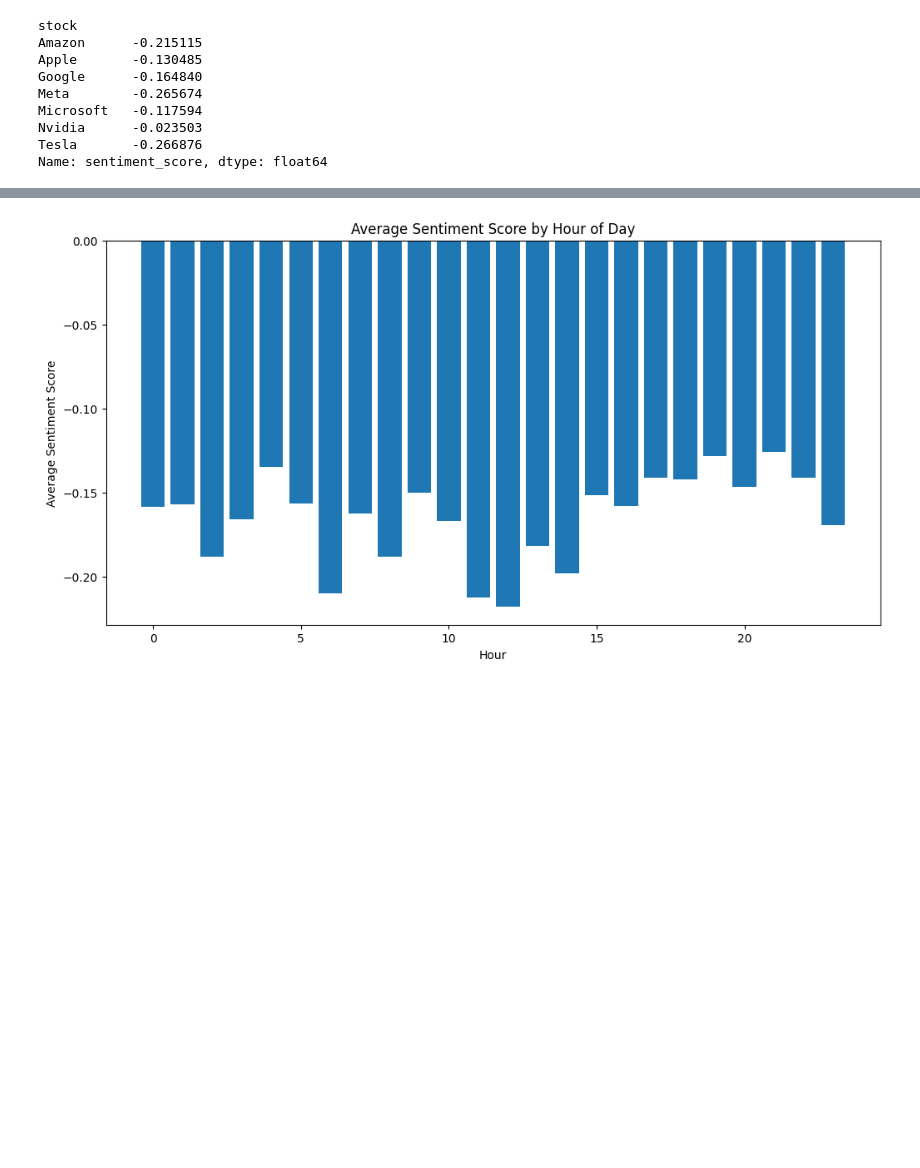
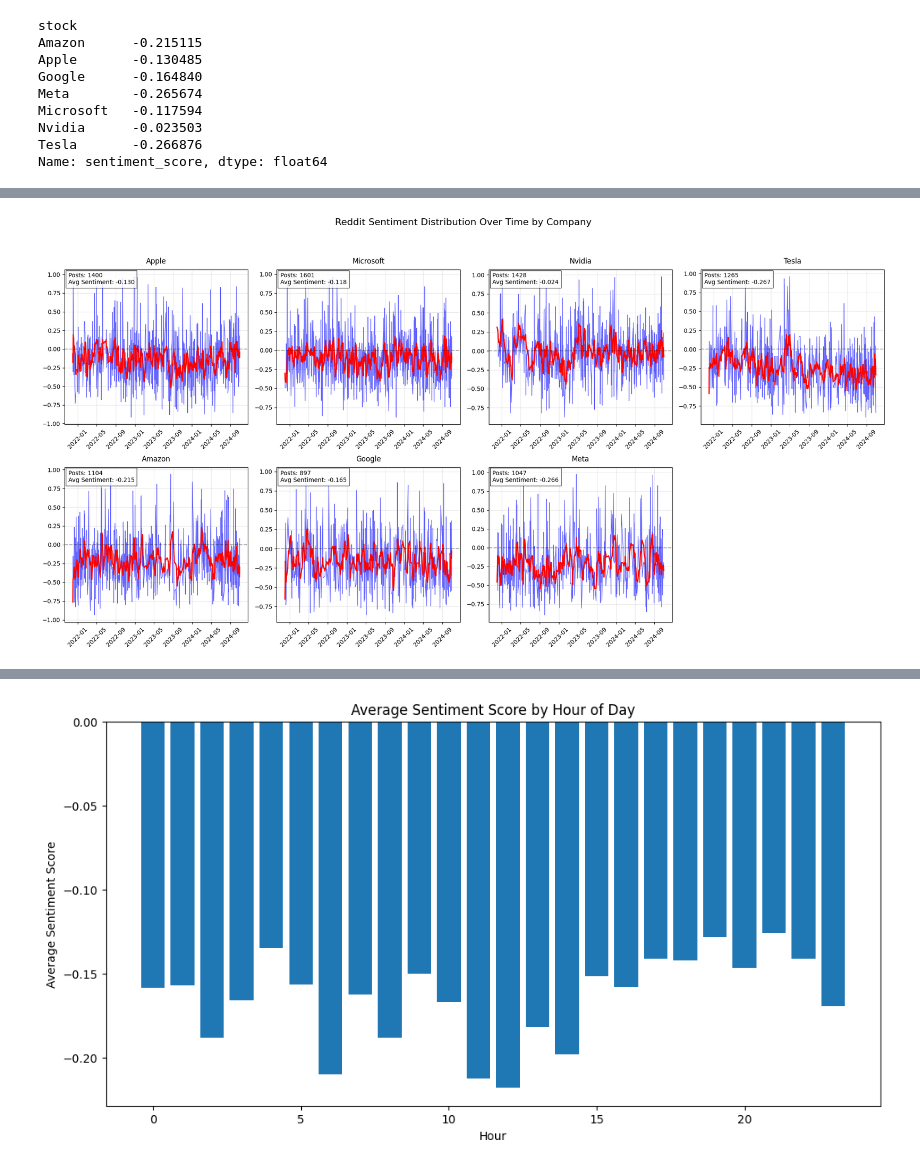
Before and after one commit to FenrisWulven/StockMarketNewsImpact, a Jupyter notebook: sentiment_analysis.ipynb, the cells around one changed output, grey strips where cells are left out. Saved outputs shown, nothing was run; the diff lists cells and outputs as text; code cells hidden in the pictures; blank space fills up the shorter version.

```diff
--- a/sentiment_analysis.ipynb
+++ b/sentiment_analysis.ipynb
@@ -596,22 +596,3 @@ Microsoft   -0.117594
 Nvidia      -0.023503
 Tesla       -0.266876
 Name: sentiment_score, dtype: float64
-# %%
-# Average daily sentiment (7-day moving average) for each company
-plt.figure(figsize=(12, 6))
-for company in reddit_df['stock'].unique():
-    # Create explicit copy of the filtered data
-    company_data = reddit_df[reddit_df['stock'] == company].copy()
-
-    # Now modify the copy
-    company_data['date'] = pd.to_datetime(company_data['timestamp']).dt.date
-
-    daily_sentiment = company_data.groupby('date')['sentiment_score'].mean()
-    daily_sentiment = daily_sentiment.rolling(window=7, min_periods=1).mean()
-    plt.plot(daily_sentiment.index, daily_sentiment.values, label=company)
-
-plt.title('Average Daily Sentiment Score (7-day Moving Average) by Company')
-plt.xlabel('Date')
-plt.ylabel('Average Sentiment Score')
-plt.legend()
-plt.show()
@@ -737,0 +599,80 @@ DateParseError: Unknown datetime string format, unable to parse: 04/01/2021 16.0
+# %%
+def plot_reddit_sentiment_over_time(reddit_df):
+    """Create time series plots of Reddit sentiment for each company"""
+
+    companies = ['Apple', 'Microsoft', 'Nvidia', 'Tesla', 'Amazon', 'Google', 'Meta']
+
+    # Create subplots for each company (2 rows, 4 columns)
+    fig, axes = plt.subplots(2, 4, figsize=(20, 10))
+
+    # Add title with padding
+    fig.suptitle('Reddit Sentiment Distribution Over Time by Company',
+                 fontsize=16, y=1.02)
+
+    # Flatten axes array for easier iteration
+    axes = axes.flatten()
+
+    # Plot for each company
+    for idx, company in enumerate(companies):
+        company_data = reddit_df[reddit_df['stock'] == company].copy()
+
+        # Calculate daily average sentiment
+        company_data['Date'] = company_data['timestamp'].dt.date
+        daily_sentiment = company_data.groupby('Date')['sentiment_score'].agg(['mean', 'count']).reset_index()
+
+        # Create the plot
+        ax = axes[idx]
+
+        # Plot sentiment scores
+        ax.plot(daily_sentiment['Date'], daily_sentiment['mean'],
+                color='blue', alpha=0.6, linewidth=1)
+
+        # Add 7-day moving average
+        rolling_mean = daily_sentiment['mean'].rolling(window=7, min_periods=1).mean()
+        ax.plot(daily_sentiment['Date'], rolling_mean,
+                color='red', linewidth=2, label='7-day moving average')
+
+        # Customize the plot
+        ax.set_title(f'{company}', fontsize=12, pad=10)
+        ax.axhline(y=0, color='black', linestyle='--', alpha=0.3)
+        ax.grid(True, alpha=0.3)
+        ax.tick_params(axis='x', rotation=45)
+
+        # Add post count as text
+        total_posts = len(company_data)
+        avg_sentiment = company_data['sentiment_score'].mean()
+        ax.text(0.02, 0.98, f'Posts: {total_posts}\nAvg Sentiment: {avg_sentiment:.3f}',
+                transform=ax.transAxes, fontsize=10,
+                verticalalignment='top', bbox=dict(facecolor='white', alpha=0.8))
+
+    # Remove the last subplot
+    axes[-1].remove()
+
+    # Adjust layout with extra space for title
+    plt.tight_layout()
+    fig.subplots_adjust(top=0.9)
+
+    # Save figure
+    plt.savefig('Figures/reddit_sentiment_over_time.jpg', dpi=300, bbox_inches='tight')
+    plt.show()
+
+    # Print summary statistics
+    print("\nSummary Statistics by Company:")
+    print("=" * 80)
+    for company in companies:
+        company_data = reddit_df[reddit_df['stock'] == company]
+        stats = company_data['sentiment_score'].describe().round(3)
+        print(f"\n{company}:")
+        print(f"Total posts: {len(company_data)}")
+        print(stats)
+
+# Add to your main function:
+if __name__ == "__main__":
+    # Load Reddit data for time series plots
+    reddit_df = pd.read_csv(r"C:\Users\jbhan\Desktop\StockMarketNewsImpact\MarketNews\data\final\Reddit_2021_to_2024_with_sentiment.csv")
+    reddit_df['timestamp'] = pd.to_datetime(reddit_df['timestamp'])
+
+    # Create sentiment over time plots
+    plot_reddit_sentiment_over_time(reddit_df)
+# %% [output]
+[figure, added]
```
Also changed, not shown: parts of 3 cells of this notebook, 33 other files.
